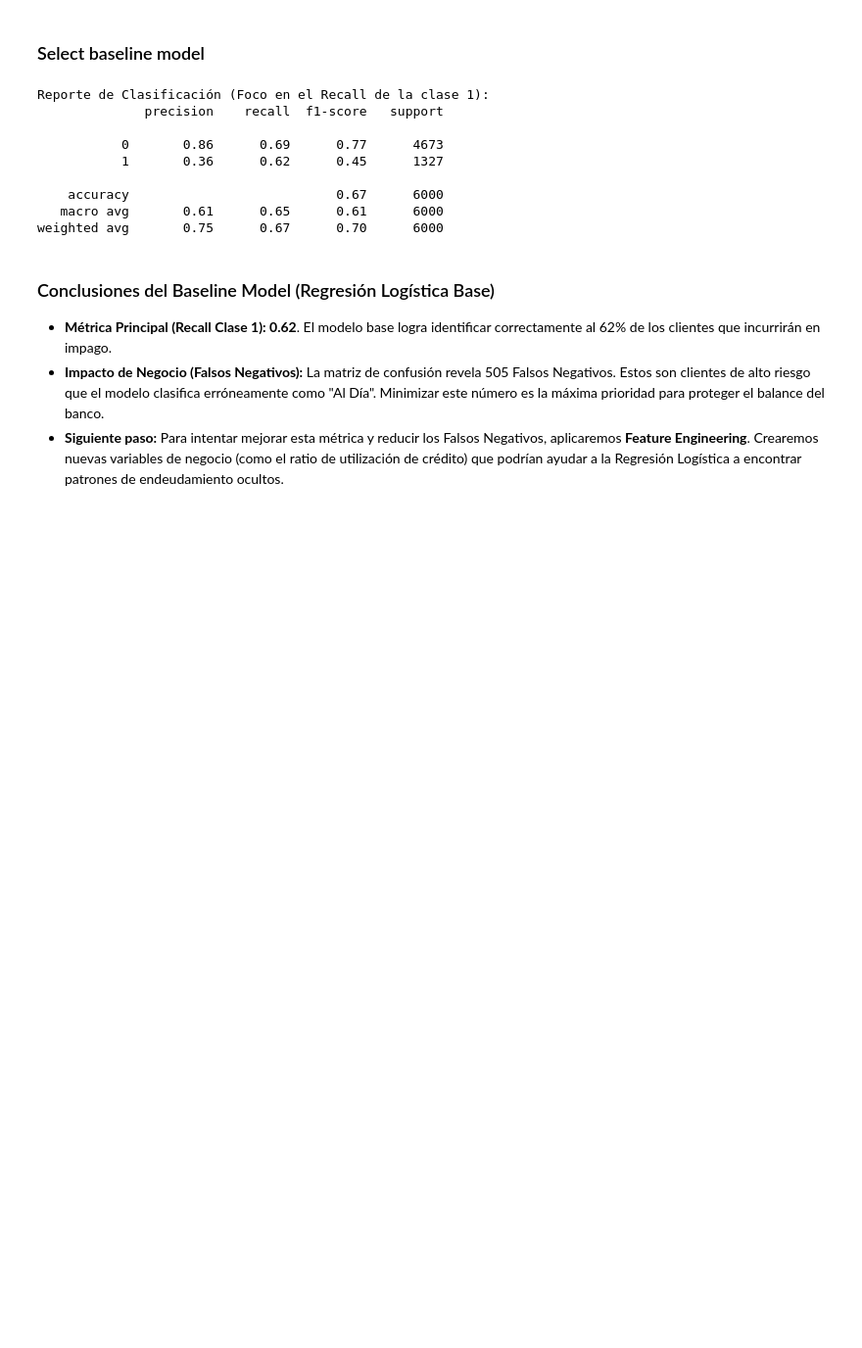
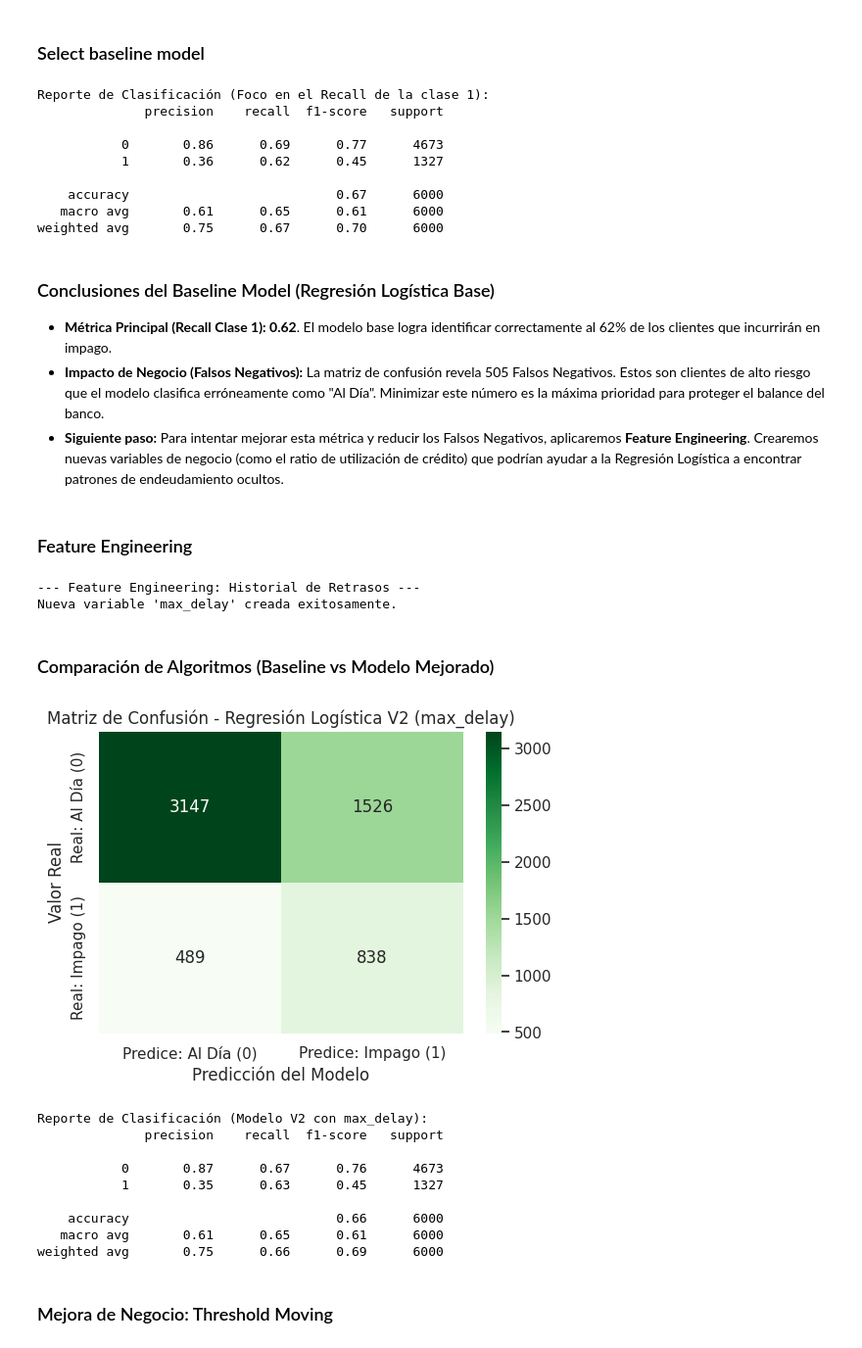
Before and after one commit to Emanuel-TC/preparacion_limpieza_datos, a Jupyter notebook: notebook_principal.ipynb, the cells around one changed output. Shown at 98% size. Saved outputs shown, nothing was run; the diff lists cells and outputs as text; code cells hidden in the pictures; blank space fills up the shorter version.

```diff
--- a/notebook_principal.ipynb
+++ b/notebook_principal.ipynb
@@ -645,3 +645,63 @@ weighted avg       0.75      0.67      0.70      6000
 * **Métrica Principal (Recall Clase 1): 0.62**. El modelo base logra identificar correctamente al 62% de los clientes que incurrirán en impago.
 * **Impacto de Negocio (Falsos Negativos):** La matriz de confusión revela 505 Falsos Negativos. Estos son clientes de alto riesgo que el modelo clasifica erróneamente como "Al Día". Minimizar este número es la máxima prioridad para proteger el balance del banco.
 * **Siguiente paso:** Para intentar mejorar esta métrica y reducir los Falsos Negativos, aplicaremos **Feature Engineering**. Crearemos nuevas variables de negocio (como el ratio de utilización de crédito) que podrían ayudar a la Regresión Logística a encontrar patrones de endeudamiento ocultos.
+# %% [markdown]
+### Feature Engineering
+# %%
+print("--- Feature Engineering: Historial de Retrasos ---")
+
+# 14.1 Recuperamos X_train y X_test limpios desde cero
+X_train_fe, X_test_fe, _, _ = train_test_split(df.drop(columns=['default_payment', 'sex', 'marriage'] + features_a_eliminar), y, test_size=0.2, random_state=42, stratify=y)
+
+# ESTRATEGIA: Variable 'max_delay'
+# 14.2 Calculamos el mes de retraso máximo que ha tenido el cliente en el último semestre.
+cols_pay = [col for col in X_train_fe.columns if col.startswith('pay_')]
+
+X_train_fe['max_delay'] = X_train_fe[cols_pay].max(axis=1)
+X_test_fe['max_delay']  = X_test_fe[cols_pay].max(axis=1)
+
+# 14.3 Estandarizamos las continuas (excluimos la nueva 'max_delay' porque actúa más como ordinal/categórica)
+cols_continuas_fe = [col for col in X_train_fe.columns if col not in ['education', 'max_delay'] and not col.startswith('pay_')]
+
+scaler_fe = StandardScaler()
+X_train_fe[cols_continuas_fe] = scaler_fe.fit_transform(X_train_fe[cols_continuas_fe])
+X_test_fe[cols_continuas_fe]  = scaler_fe.transform(X_test_fe[cols_continuas_fe])
+
+print("Nueva variable 'max_delay' creada exitosamente.\n")
+# %% [output]
+--- Feature Engineering: Historial de Retrasos ---
+Nueva variable 'max_delay' creada exitosamente.
+# %% [markdown]
+### Comparación de Algoritmos (Baseline vs Modelo Mejorado)
+# %%
+# 15.1 Entrenamos el nuevo modelo con la variable conductual
+log_reg_v2 = LogisticRegression(random_state=42, class_weight='balanced', max_iter=1000)
+log_reg_v2.fit(X_train_fe, y_train)
+y_pred_v2 = log_reg_v2.predict(X_test_fe)
+
+# 15.2 Evaluamos
+cm_v2 = confusion_matrix(y_test, y_pred_v2)
+plt.figure(figsize=(6, 4))
+sns.heatmap(cm_v2, annot=True, fmt='d', cmap='Greens',
+            xticklabels=['Predice: Al Día (0)', 'Predice: Impago (1)'],
+            yticklabels=['Real: Al Día (0)', 'Real: Impago (1)'])
+plt.ylabel('Valor Real')
+plt.xlabel('Predicción del Modelo')
+plt.title('Matriz de Confusión - Regresión Logística V2 (max_delay)', fontsize=12)
+plt.show()
+
+print("\nReporte de Clasificación (Modelo V2 con max_delay):")
+print(classification_report(y_test, y_pred_v2))
+# %% [output]
+[figure, added]
+Reporte de Clasificación (Modelo V2 con max_delay):
+              precision    recall  f1-score   support
+
+           0       0.87      0.67      0.76      4673
+           1       0.35      0.63      0.45      1327
+
+    accuracy                           0.66      6000
+   macro avg       0.61      0.65      0.61      6000
+weighted avg       0.75      0.66      0.69      6000
+# %% [markdown]
+### Mejora de Negocio: Threshold Moving
```
Also changed, not shown: parts of 6 cells of this notebook, 1 other file.
